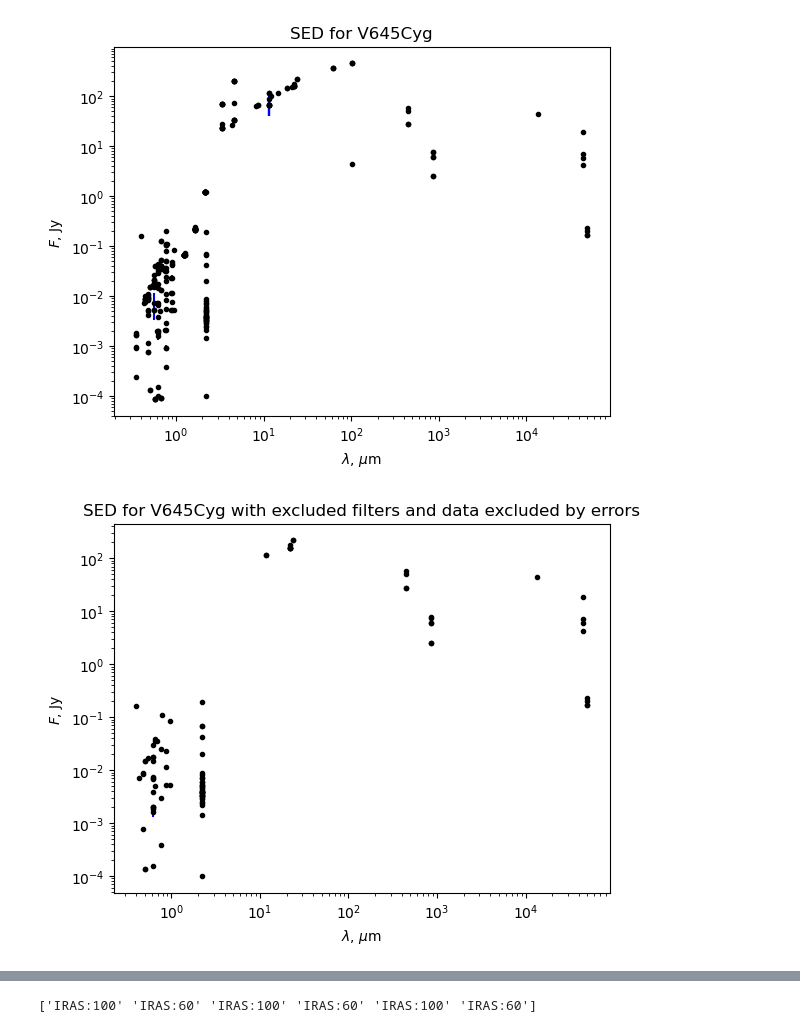
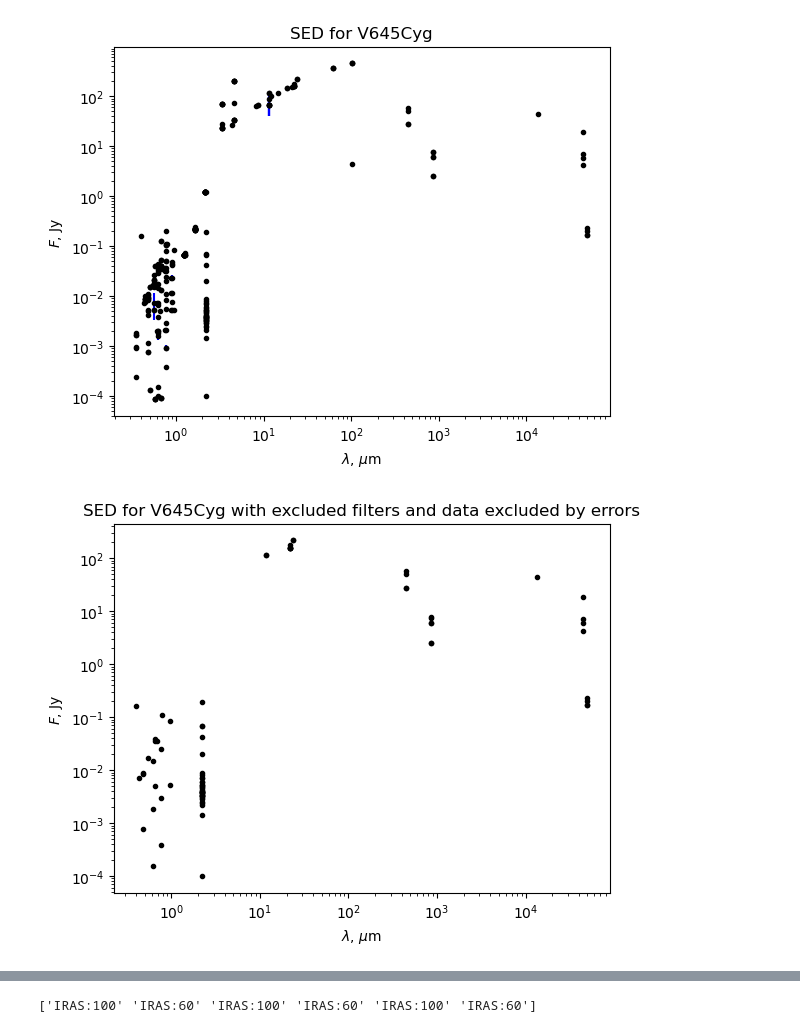
Before and after one commit to AstroTaffer/MEN-681301-OAM, a Jupyter notebook: project_00.ipynb, the cells around one changed output, grey strips where cells are left out. Drawn from its saved outputs; the diff is of its cells as text; code cells hidden in the pictures.

```diff
--- a/project_00.ipynb
+++ b/project_00.ipynb
@@ -83,39 +83,39 @@ def filter_by_name(group_table, filters_to_exclude):
 
 def filter_error(group_table):
     for row in group_table:
-        if row['sed_eflux']=='--' or row['sed_eflux']>500*min_non_zero:
+        if row['sed_eflux']=='--' or row['sed_eflux']>200*min_non_zero:
             return False
 
     return True
 
 
 
 
 grouped_table = sed.group_by('sed_filter')
 
 
 filtered_groups = [group for group in grouped_table.groups if filter_by_name(group,filters_to_exclude) and filter_error(group)]
 
 
 filtered_table = Table(rows=[row for group in filtered_groups for row in group])
 
 
 
 
 filtered_table['col6']=299792.458/filtered_table['col6']
 
 fig, ax = plt.subplots()
 ax.set_xlabel('$\lambda$, $\mu$m')
 ax.set_ylabel('$F$, Jy')
 ax.set_xscale('log')
 ax.set_yscale('log')
 ax.errorbar(filtered_table['col6'],filtered_table['col7'], yerr=filtered_table['col8'], fmt='.', color='black', ecolor='b')
 plt.title('SED for'+' '+target+' '+'with excluded filters and data excluded by errors')
 plt.savefig('sed_nof.png',dpi=300)
 plt.show()
 plt.close()
 # %% [output]
-[figure, old version]
+[figure, new version]
 # %%
 from astropy.io import fits
 
```
Also changed, not shown: parts of 5 cells of this notebook.
